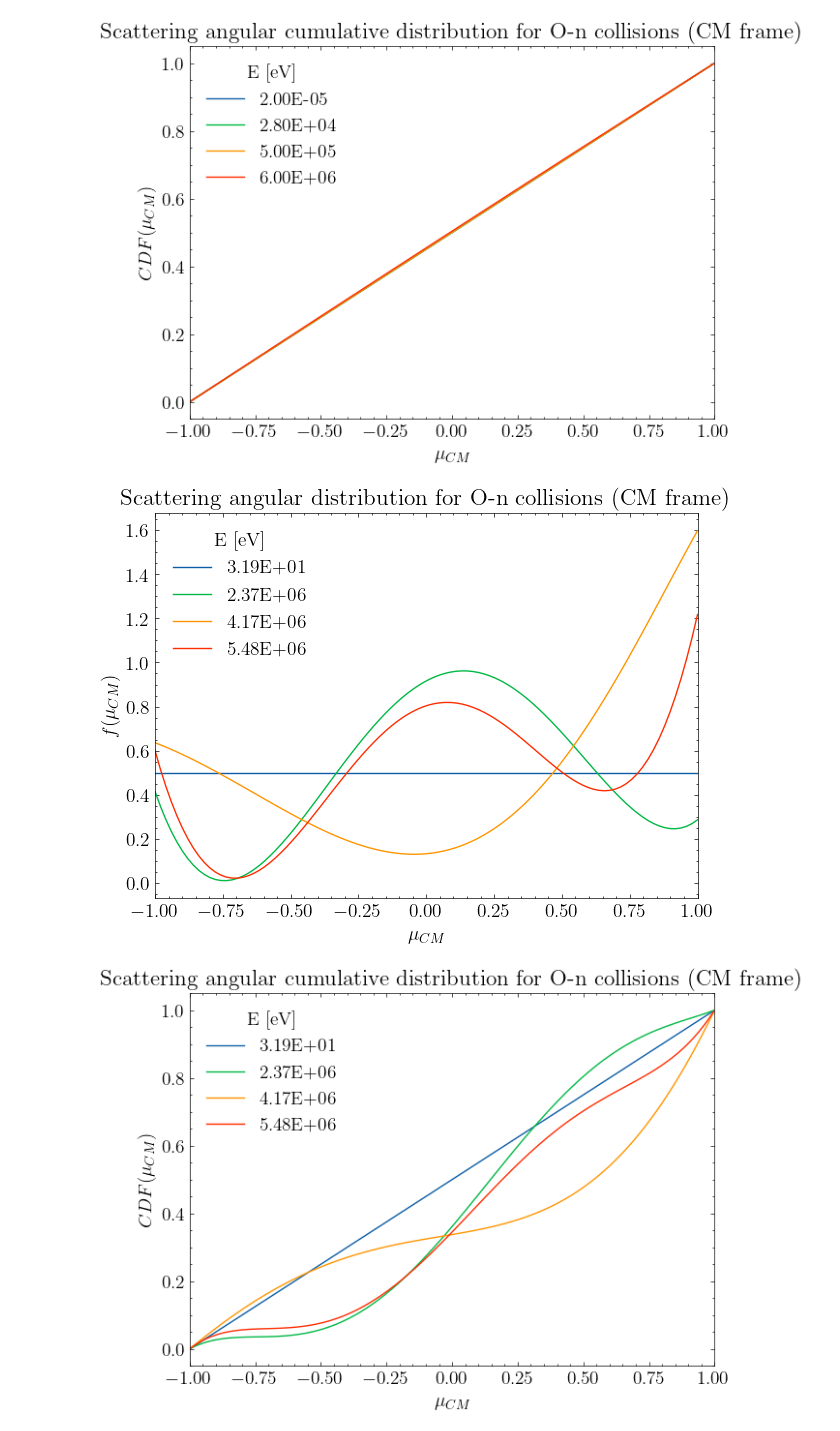
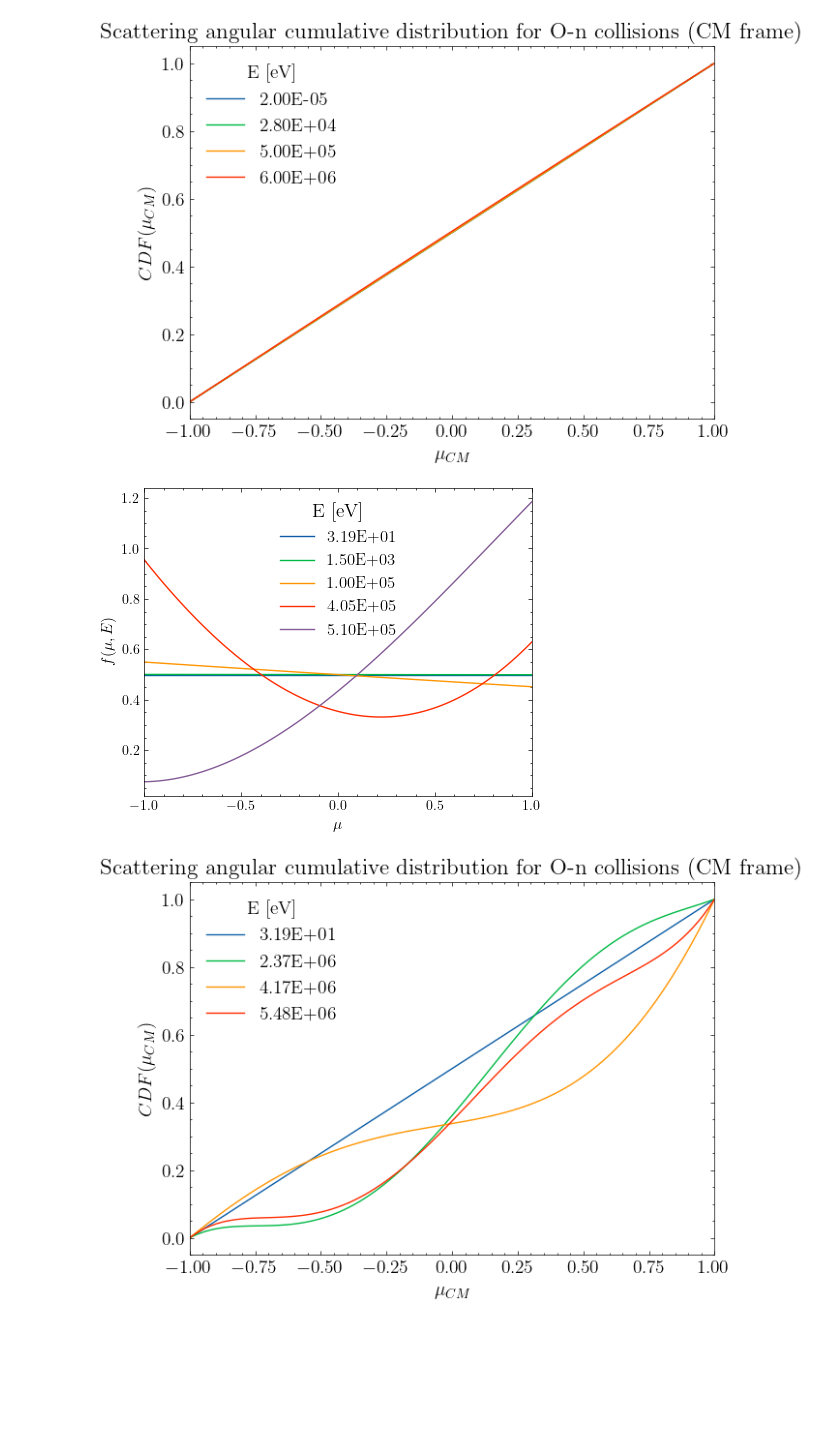
Before and after one commit to DerkNiessink/NeutroWater, a Jupyter notebook: analysis/angle.ipynb, the cells around one changed output. Drawn from its saved outputs; the diff is of its cells as text; code cells hidden in the pictures; blank space fills up the shorter version.

```diff
--- a/analysis/angle.ipynb
+++ b/analysis/angle.ipynb
@@ -165,20 +168,23 @@ plt.show()
 # %% [output]
 [figure]
 # %%
-plt.figure(figsize=(7, 5))
+plt.figure(figsize=(5, 4))
 x =np.linspace(-1, 1, 100)
-for i in range(1, O_data_angular.shape[0], 300):
+plt.xticks(fontsize=10)
+for i in range(1, O_data_angular.shape[0]//14, 20):
     coeffs = legendre_series(list(O_data_angular.iloc[i, 1:]))
     plt.plot(x, np.polynomial.legendre.legval(x, coeffs), label= f"{'%.2E' % Decimal(O_data_angular.iloc[i, 0])}")
 
 plt.xlim(-1, 1)
-plt.legend(title='E [eV]')
-plt.xlabel(r'$\mu_{CM} $')
-plt.ylabel(r'$f(\mu_{CM})$')
-plt.title("Scattering angular distribution for O-n collisions (CM frame)")
+plt.legend(title='E [eV]', fontsize=12)
+plt.xlabel(r'$\mu $', fontsize=11)
+plt.ylabel(r'$f(\mu, E)$', fontsize=11)
+plt.yticks(fontsize=10)
+plt.xticks(fontsize=10)
+#plt.title("Scattering angular distribution for O-n collisions (CM frame)")
 plt.show()
 # %% [output]
-[figure, old version]
+[figure, new version]
 # %%
 plt.figure(figsize=(7, 5))
 x = np.linspace(-1, 1, 100)
```
Also changed, not shown: parts of 1 cell of this notebook, 13 other files.
